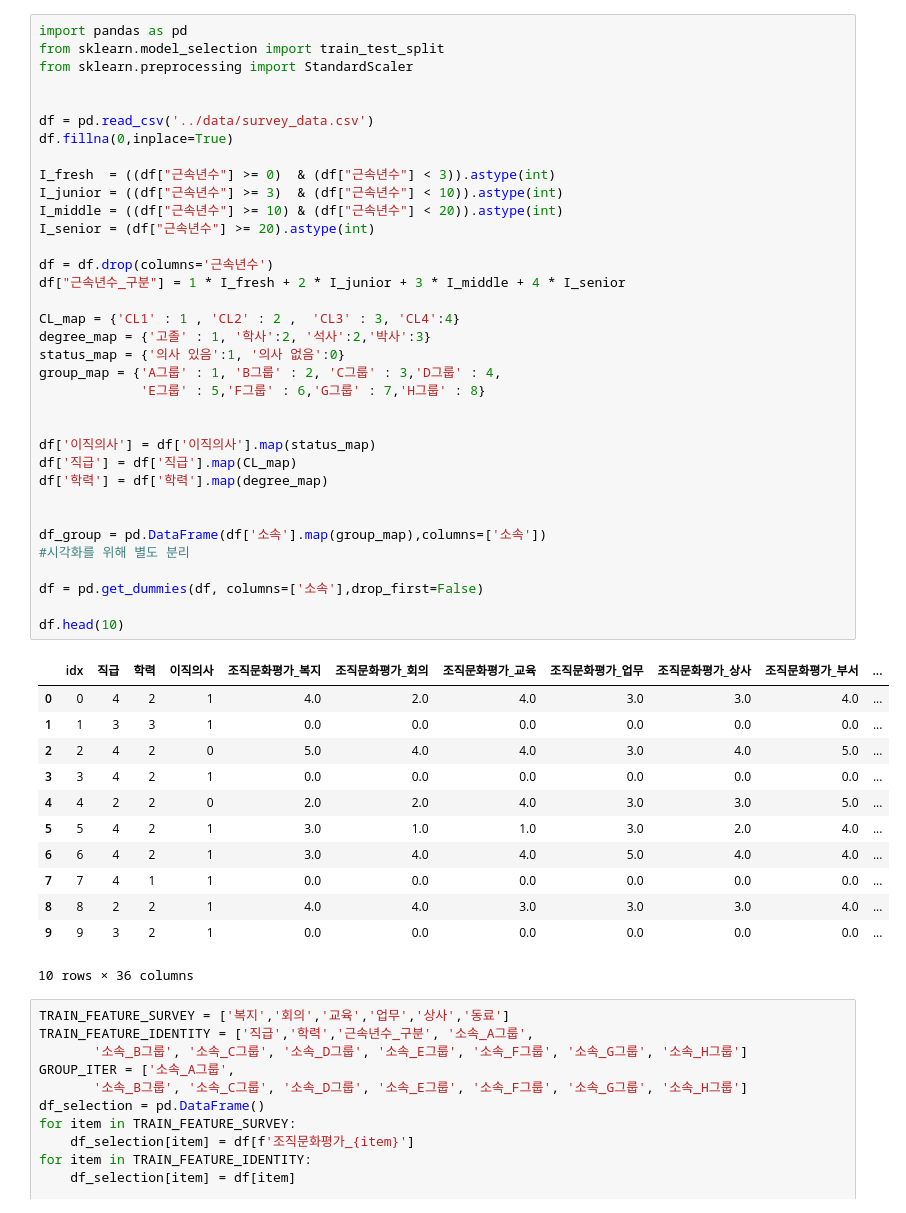
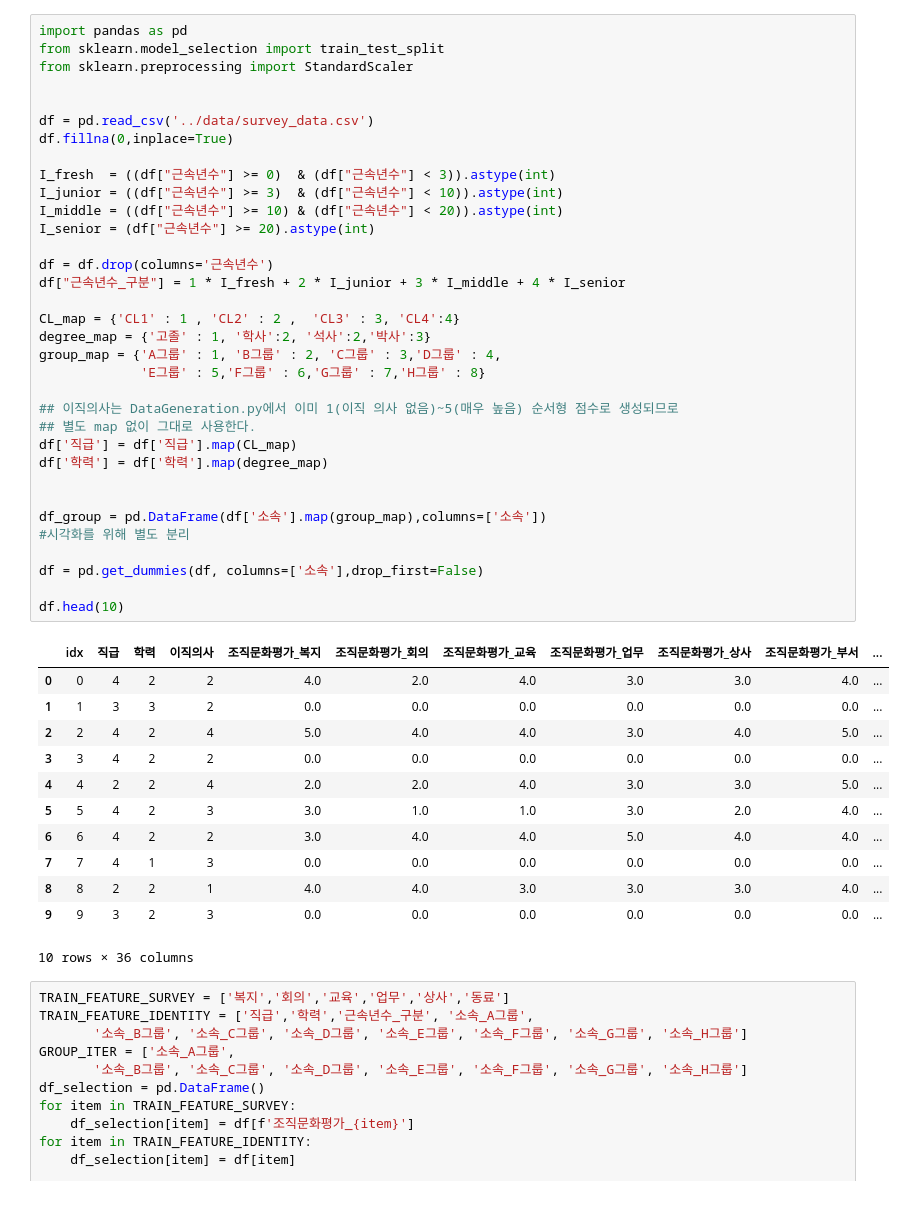
Before and after one commit to ununbum/AIBigDataProject, a Jupyter notebook: src/train_model.ipynb, the cells around one changed output. Saved outputs shown, nothing was run; the diff lists cells and outputs as text.

```diff
--- a/src/train_model.ipynb
+++ b/src/train_model.ipynb
@@ -5,46 +5,45 @@ from sklearn.preprocessing import StandardScaler
 
 
 df = pd.read_csv('../data/survey_data.csv')
 df.fillna(0,inplace=True)
 
 I_fresh  = ((df["근속년수"] >= 0)  & (df["근속년수"] < 3)).astype(int)
 I_junior = ((df["근속년수"] >= 3)  & (df["근속년수"] < 10)).astype(int)
 I_middle = ((df["근속년수"] >= 10) & (df["근속년수"] < 20)).astype(int)
 I_senior = (df["근속년수"] >= 20).astype(int)
 
 df = df.drop(columns='근속년수')
 df["근속년수_구분"] = 1 * I_fresh + 2 * I_junior + 3 * I_middle + 4 * I_senior
 
 CL_map = {'CL1' : 1 , 'CL2' : 2 ,  'CL3' : 3, 'CL4':4}
 degree_map = {'고졸' : 1, '학사':2, '석사':2,'박사':3}
-status_map = {'의사 있음':1, '의사 없음':0}
 group_map = {'A그룹' : 1, 'B그룹' : 2, 'C그룹' : 3,'D그룹' : 4,
              'E그룹' : 5,'F그룹' : 6,'G그룹' : 7,'H그룹' : 8}
 
-
-df['이직의사'] = df['이직의사'].map(status_map)
+## 이직의사는 DataGeneration.py에서 이미 1(이직 의사 없음)~5(매우 높음) 순서형 점수로 생성되므로
+## 별도 map 없이 그대로 사용한다.
 df['직급'] = df['직급'].map(CL_map)
 df['학력'] = df['학력'].map(degree_map)
 
 
 df_group = pd.DataFrame(df['소속'].map(group_map),columns=['소속'])
 #시각화를 위해 별도 분리
 
 df = pd.get_dummies(df, columns=['소속'],drop_first=False)
 
 df.head(10)
 # %% [output]
 |  | idx | 직급 | 학력 | 이직의사 | 조직문화평가_복지 | 조직문화평가_회의 | 조직문화평가_교육 | 조직문화평가_업무 | 조직문화평가_상사 | 조직문화평가_부서 | ... |
-| 0 | 0 | 4 | 2 | 1 | 4.0 | 2.0 | 4.0 | 3.0 | 3.0 | 4.0 | ... |
-| 1 | 1 | 3 | 3 | 1 | 0.0 | 0.0 | 0.0 | 0.0 | 0.0 | 0.0 | ... |
-| 2 | 2 | 4 | 2 | 0 | 5.0 | 4.0 | 4.0 | 3.0 | 4.0 | 5.0 | ... |
-| 3 | 3 | 4 | 2 | 1 | 0.0 | 0.0 | 0.0 | 0.0 | 0.0 | 0.0 | ... |
-| 4 | 4 | 2 | 2 | 0 | 2.0 | 2.0 | 4.0 | 3.0 | 3.0 | 5.0 | ... |
-| 5 | 5 | 4 | 2 | 1 | 3.0 | 1.0 | 1.0 | 3.0 | 2.0 | 4.0 | ... |
-| 6 | 6 | 4 | 2 | 1 | 3.0 | 4.0 | 4.0 | 5.0 | 4.0 | 4.0 | ... |
-| 7 | 7 | 4 | 1 | 1 | 0.0 | 0.0 | 0.0 | 0.0 | 0.0 | 0.0 | ... |
+| 0 | 0 | 4 | 2 | 2 | 4.0 | 2.0 | 4.0 | 3.0 | 3.0 | 4.0 | ... |
+| 1 | 1 | 3 | 3 | 2 | 0.0 | 0.0 | 0.0 | 0.0 | 0.0 | 0.0 | ... |
+| 2 | 2 | 4 | 2 | 4 | 5.0 | 4.0 | 4.0 | 3.0 | 4.0 | 5.0 | ... |
+| 3 | 3 | 4 | 2 | 2 | 0.0 | 0.0 | 0.0 | 0.0 | 0.0 | 0.0 | ... |
+| 4 | 4 | 2 | 2 | 4 | 2.0 | 2.0 | 4.0 | 3.0 | 3.0 | 5.0 | ... |
+| 5 | 5 | 4 | 2 | 3 | 3.0 | 1.0 | 1.0 | 3.0 | 2.0 | 4.0 | ... |
+| 6 | 6 | 4 | 2 | 2 | 3.0 | 4.0 | 4.0 | 5.0 | 4.0 | 4.0 | ... |
+| 7 | 7 | 4 | 1 | 3 | 0.0 | 0.0 | 0.0 | 0.0 | 0.0 | 0.0 | ... |
 | 8 | 8 | 2 | 2 | 1 | 4.0 | 4.0 | 3.0 | 3.0 | 3.0 | 4.0 | ... |
-| 9 | 9 | 3 | 2 | 1 | 0.0 | 0.0 | 0.0 | 0.0 | 0.0 | 0.0 | ... |
+| 9 | 9 | 3 | 2 | 3 | 0.0 | 0.0 | 0.0 | 0.0 | 0.0 | 0.0 | ... |
 10 rows × 36 columns
 # %%
 TRAIN_FEATURE_SURVEY = ['복지','회의','교육','업무','상사','동료']
```
Also changed, not shown: parts of 6 cells of this notebook, 2 other files.
